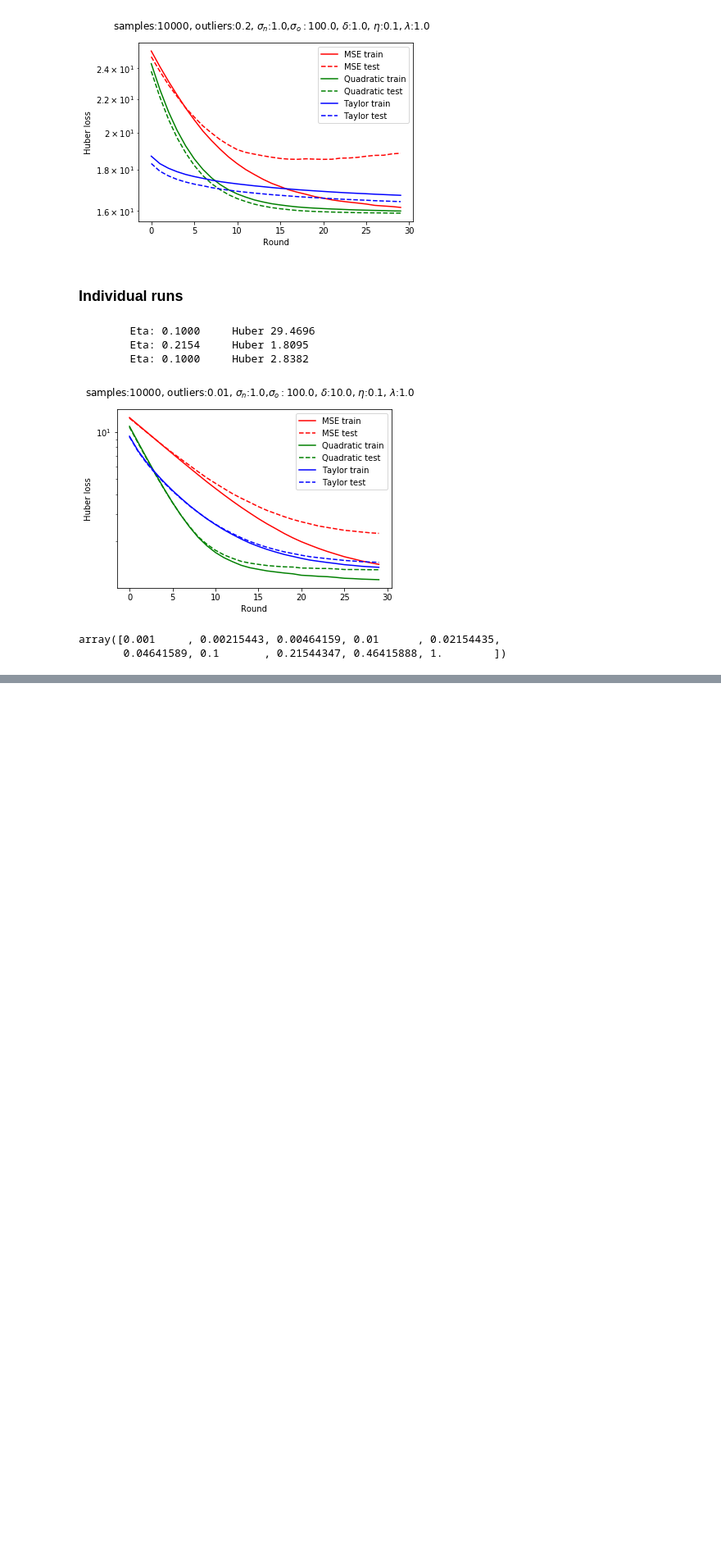
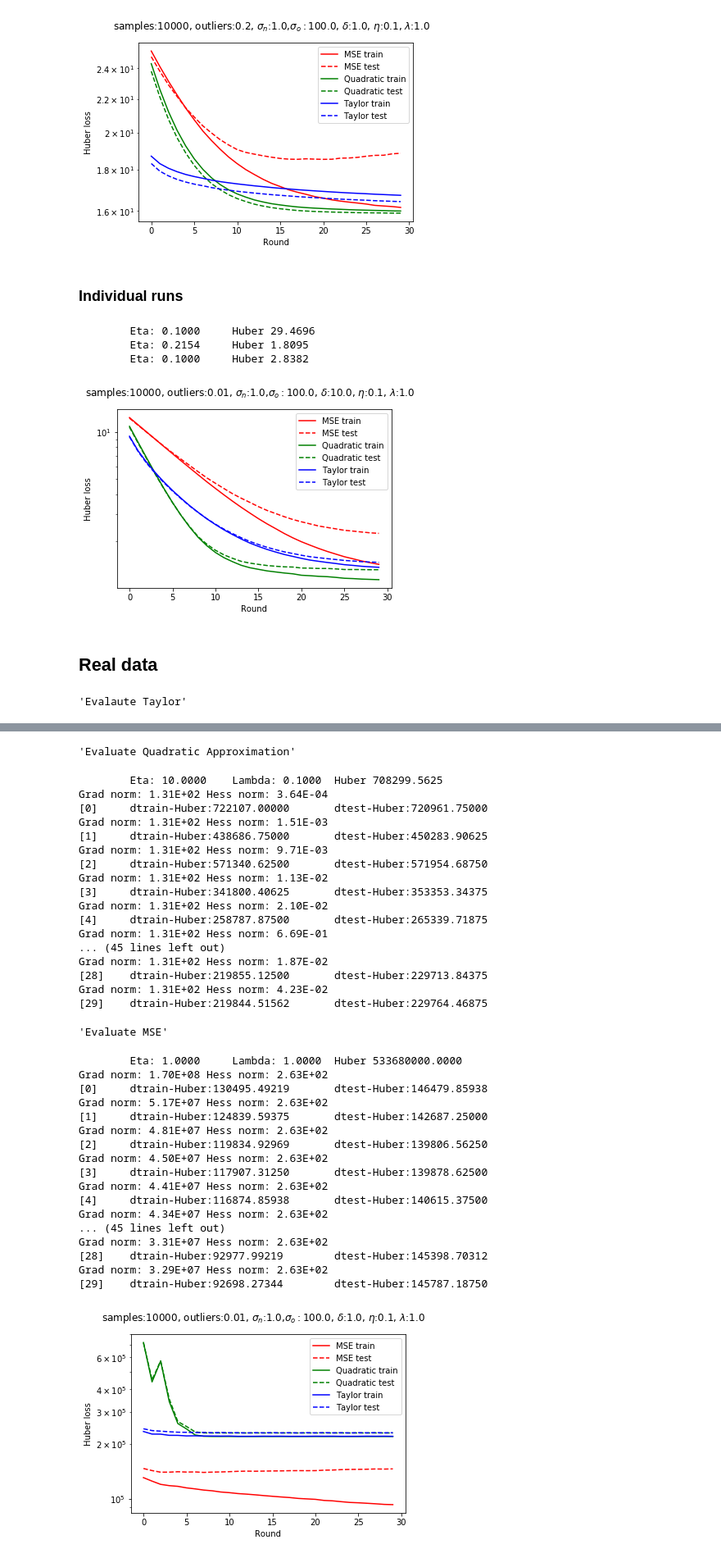
Before and after one commit to valeriy42/msle-approximations, a Jupyter notebook: huber.ipynb, the cells around one changed output, grey strips where cells are left out. Shown at 82% size. Saved outputs shown, nothing was run; the diff lists cells and outputs as text; code cells hidden in the pictures; blank space fills up the shorter version.

Commit message:
Huber on real data

```diff
--- a/huber.ipynb
+++ b/huber.ipynb
@@ -201,11 +201,12 @@ def phuber(predt: np.ndarray, dtrain: xgb.DMatrix, delta=1.0) -> Tuple[str, floa
 def evaluate(gradient, hessian, dtrain, dtest,eta=0.1, lambda_=1.0, num_rounds=20, deltaval=1.0):
 
     def custom_objective(predt: np.ndarray,
-                    dtrain: xgb.DMatrix) -> Tuple[np.ndarray, np.ndarray]:
+                    dtrain: xgb.DMatrix, debug=False) -> Tuple[np.ndarray, np.ndarray]:
         '''Evaluate using custom objective'''
         grad = gradient(predt, dtrain.get_label())
         hess = hessian(predt, dtrain.get_label())
-#         print("Grad norm: {:.2E} Hess norm: {:.2E}".format(np.linalg.norm(grad), np.linalg.norm(hess)))
+        if debug:
+            print("Grad norm: {:.2E} Hess norm: {:.2E}".format(np.linalg.norm(grad), np.linalg.norm(hess)))
         return grad, hess
     results = {}
 
@@ -213,10 +214,10 @@ def evaluate(gradient, hessian, dtrain, dtest,eta=0.1, lambda_=1.0, num_rounds=2
                'disable_default_eval_metric': 0, 'eta': eta, 'lambda': lambda_},
               dtrain=dtrain,
               num_boost_round=num_rounds,
-              obj=custom_objective,
+              obj=lambda predt, dtrain: custom_objective(predt, dtrain, True),
               feval=lambda p, a: phuber(p, a, deltaval),
               evals=[(dtrain, 'dtrain'), (dtest, 'dtest')],
-              verbose_eval=False,
+              verbose_eval=True,
             evals_result=results)
     return results
 
@@ -255,11 +256,13 @@ def comparison_run(number_samples, ratio_outliers, noise_normal, noise_outliers,
                                  noise_normal=noise_normal,
                                  noise_outliers=noise_outliers)
 
-
+    display("Evalaute Taylor")
     results_taylor = evaluate(gradient=gradient_taylor, hessian=hessian_taylor, dtrain=dtrain, dtest=dtest,
                               eta=eta, lambda_=lambda_, num_rounds=num_rounds, deltaval=deltaval)
+    display("Evaluate Quadratic Approximation")
     results_quadratic = evaluate(gradient=gradient_quadratic, hessian=hessian_quadratic, dtrain=dtrain, dtest=dtest,
                               eta=eta, lambda_=lambda_, num_rounds=num_rounds, deltaval=deltaval)
+    display("Evaluate MSE")
     results_mse = evaluate(gradient=gradient_mse, hessian=hessian_mse, dtrain=dtrain, dtest=dtest,
                               eta=eta, lambda_=lambda_, num_rounds=num_rounds, deltaval=deltaval)
 
@@ -448,8 +452,5 @@ comparison_run(**parameters)
         Eta: 0.2154     Huber 1.8095
         Eta: 0.1000     Huber 2.8382
 [figure]
-# %%
-np.logspace(np.log10(0.001), np.log10(1.0), 10)
-# %% [output]
-array([0.001     , 0.00215443, 0.00464159, 0.01      , 0.02154435,
-       0.04641589, 0.1       , 0.21544347, 0.46415888, 1.        ])
+# %% [markdown]
+## Real data
@@ -455,0 +508,4 @@ array([0.001     , 0.00215443, 0.00464159, 0.01      , 0.02154435,
+# %%
+comparison_run(**parameters0)
+# %% [output]
+'Evalaute Taylor'
@@ -455,0 +529,37 @@ array([0.001     , 0.00215443, 0.00464159, 0.01      , 0.02154435,
+'Evaluate Quadratic Approximation'
+        Eta: 10.0000    Lambda: 0.1000  Huber 708299.5625
+Grad norm: 1.31E+02 Hess norm: 3.64E-04
+[0]     dtrain-Huber:722107.00000       dtest-Huber:720961.75000
+Grad norm: 1.31E+02 Hess norm: 1.51E-03
+[1]     dtrain-Huber:438686.75000       dtest-Huber:450283.90625
+Grad norm: 1.31E+02 Hess norm: 9.71E-03
+[2]     dtrain-Huber:571340.62500       dtest-Huber:571954.68750
+Grad norm: 1.31E+02 Hess norm: 1.13E-02
+[3]     dtrain-Huber:341800.40625       dtest-Huber:353353.34375
+Grad norm: 1.31E+02 Hess norm: 2.10E-02
+[4]     dtrain-Huber:258787.87500       dtest-Huber:265339.71875
+Grad norm: 1.31E+02 Hess norm: 6.69E-01
+... (45 lines left out)
+Grad norm: 1.31E+02 Hess norm: 1.87E-02
+[28]    dtrain-Huber:219855.12500       dtest-Huber:229713.84375
+Grad norm: 1.31E+02 Hess norm: 4.23E-02
+[29]    dtrain-Huber:219844.51562       dtest-Huber:229764.46875
+'Evaluate MSE'
+        Eta: 1.0000     Lambda: 1.0000  Huber 533680000.0000
+Grad norm: 1.70E+08 Hess norm: 2.63E+02
+[0]     dtrain-Huber:130495.49219       dtest-Huber:146479.85938
+Grad norm: 5.17E+07 Hess norm: 2.63E+02
+[1]     dtrain-Huber:124839.59375       dtest-Huber:142687.25000
+Grad norm: 4.81E+07 Hess norm: 2.63E+02
+[2]     dtrain-Huber:119834.92969       dtest-Huber:139806.56250
+Grad norm: 4.50E+07 Hess norm: 2.63E+02
+[3]     dtrain-Huber:117907.31250       dtest-Huber:139878.62500
+Grad norm: 4.41E+07 Hess norm: 2.63E+02
+[4]     dtrain-Huber:116874.85938       dtest-Huber:140615.37500
+Grad norm: 4.34E+07 Hess norm: 2.63E+02
+... (45 lines left out)
+Grad norm: 3.31E+07 Hess norm: 2.63E+02
+[28]    dtrain-Huber:92977.99219        dtest-Huber:145398.70312
+Grad norm: 3.29E+07 Hess norm: 2.63E+02
+[29]    dtrain-Huber:92698.27344        dtest-Huber:145787.18750
+[figure, added]
```
Also changed, not shown: parts of 5 cells of this notebook.
